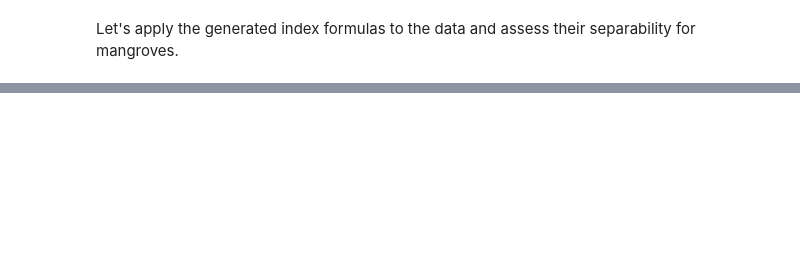
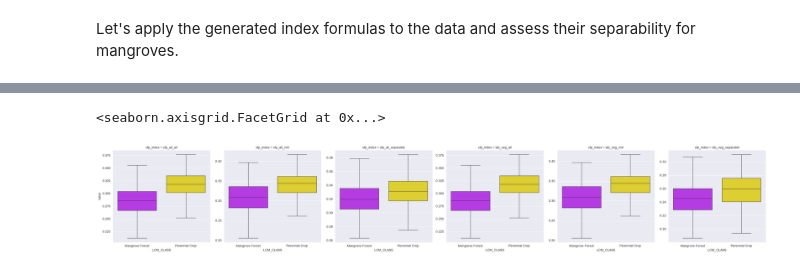
Before and after one commit to jeromemaiquez/gms-ir-mangrove-seagrass-surigao, a Jupyter notebook: main.ipynb, the cells around one changed output, grey strips where cells are left out. Saved outputs shown, nothing was run; the diff lists cells and outputs as text; code cells hidden in the pictures; blank space fills up the shorter version.

```diff
--- a/main.ipynb
+++ b/main.ipynb
@@ -575,0 +656,11 @@ Let's apply the generated index formulas to the data and assess their separabili
+# %%
+sfp_names = [col for col in df_sfp_values.columns if 'sfp' in col]
+
+df_sfp_melt = df_sfp_values.melt(
+    id_vars='LCM_CLASS',
+    value_vars=sfp_names,
+    value_name='value',
+    var_name='sfp_index'
+)
+
+df_sfp_melt.head()
@@ -575,0 +674,11 @@ Let's apply the generated index formulas to the data and assess their separabili
+# %%
+plot.boxplot_bands(
+    data=df_sfp_melt,
+    category_column='LCM_CLASS',
+    value_column='value',
+    band_column='sfp_index',
+    cats_compared=dense_veg_classes
+)
+# %% [output]
+<seaborn.axisgrid.FacetGrid at 0x...>
+[figure, added]
```
Also changed, not shown: parts of 39 cells of this notebook, 3 other files.
